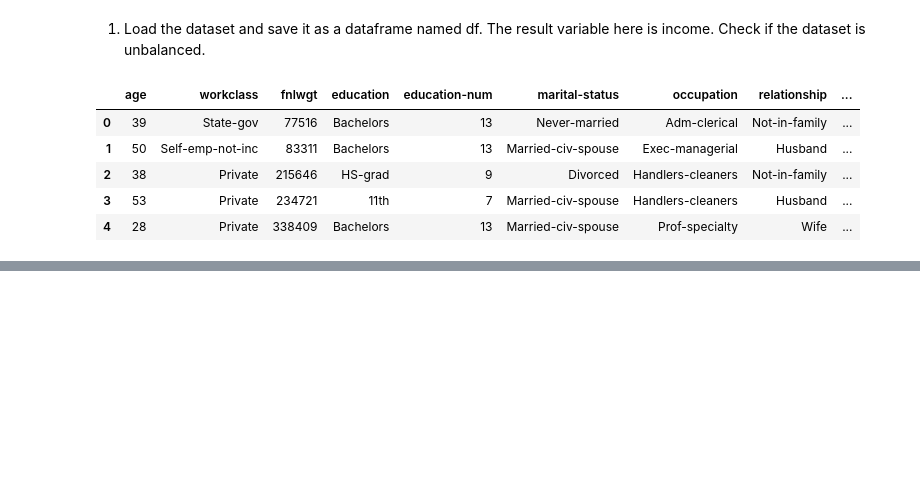
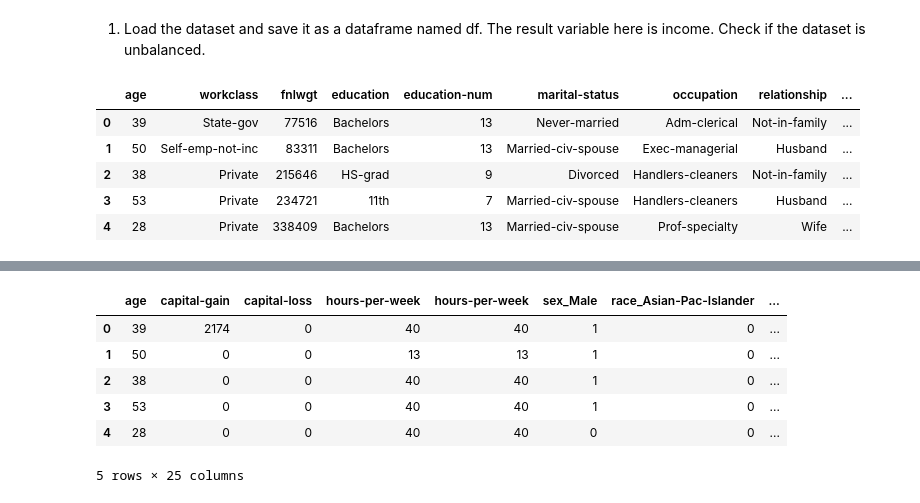
Before and after one commit to maylonleoncio/Codecademy-Projects, a Jupyter notebook: Census Income/Income_classification.ipynb, the cells around one changed output, grey strips where cells are left out. Drawn from its saved outputs; the diff is of its cells as text; code cells hidden in the pictures; blank space fills up the shorter version.

```diff
--- a/Census Income/Income_classification.ipynb
+++ b/Census Income/Income_classification.ipynb
@@ -56,0 +75,13 @@ Index(['age', 'workclass', 'fnlwgt', 'education', 'education-num',
+# %%
+# Task 2
+
+X = pd.get_dummies(df[feature_cols], drop_first=True, dtype=int)
+X.head()
+# %% [output]
+|  | age | capital-gain | capital-loss | hours-per-week | hours-per-week | sex_Male | race_Asian-Pac-Islander | ... |
+| 0 | 39 | 2174 | 0 | 40 | 40 | 1 | 0 | ... |
+| 1 | 50 | 0 | 0 | 13 | 13 | 1 | 0 | ... |
+| 2 | 38 | 0 | 0 | 40 | 40 | 1 | 0 | ... |
+| 3 | 53 | 0 | 0 | 40 | 40 | 1 | 0 | ... |
+| 4 | 28 | 0 | 0 | 40 | 40 | 0 | 0 | ... |
+5 rows × 25 columns
```
Also changed, not shown: parts of 11 cells of this notebook.
